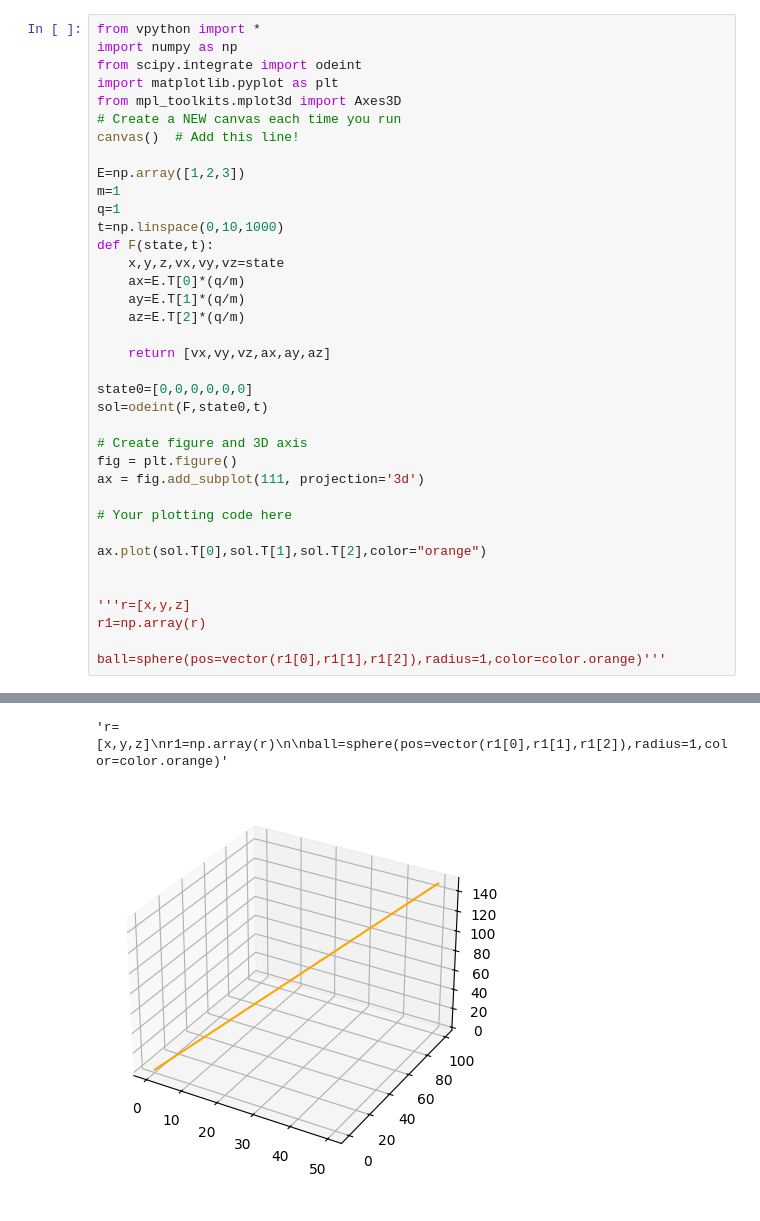
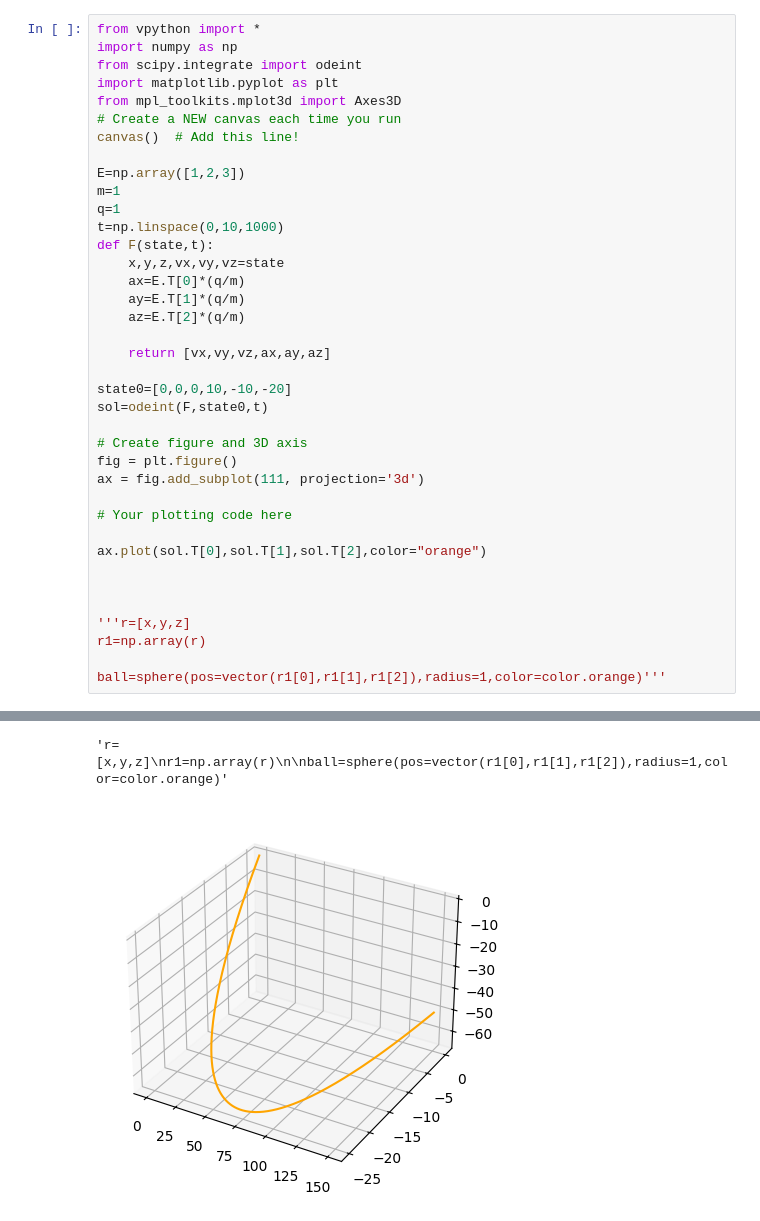
Before and after one commit to SUPARNAJIT-lang/Dynamics_de_chargeparticle, a Jupyter notebook: Particle physics.ipynb, the cells around one changed output, grey strips where cells are left out. Saved outputs shown, nothing was run; the diff lists cells and outputs as text.

```diff
--- a/Particle physics.ipynb
+++ b/Particle physics.ipynb
@@ -19,7 +19,7 @@ def F(state,t):
 
     return [vx,vy,vz,ax,ay,az]
 
-state0=[0,0,0,0,0,0]
+state0=[0,0,0,10,-10,-20]
 sol=odeint(F,state0,t)
 
 # Create figure and 3D axis
@@ -31,6 +31,7 @@ ax = fig.add_subplot(111, projection='3d')
 ax.plot(sol.T[0],sol.T[1],sol.T[2],color="orange")
 
 
+
 '''r=[x,y,z]
 r1=np.array(r)
 
@@ -43,2 +42,2 @@ ball=sphere(pos=vector(r1[0],r1[1],r1[2]),radius=1,color=color.orange)'''
 'r=[x,y,z]\nr1=np.array(r)\n\nball=sphere(pos=vector(r1[0],r1[1],r1[2]),radius=1,color=color.orange)'
-[figure, old version]
+[figure, new version]
```
Also changed, not shown: parts of 1 cell of this notebook.
